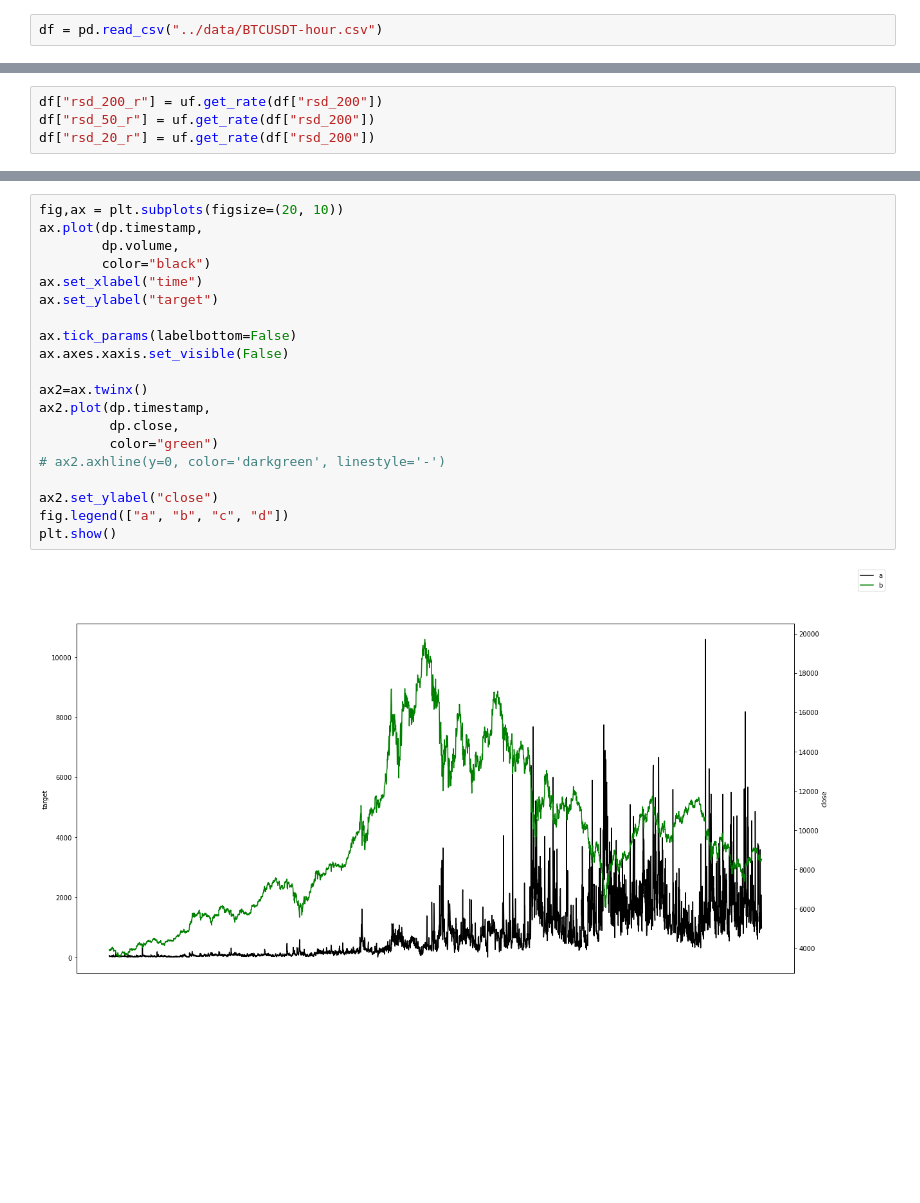
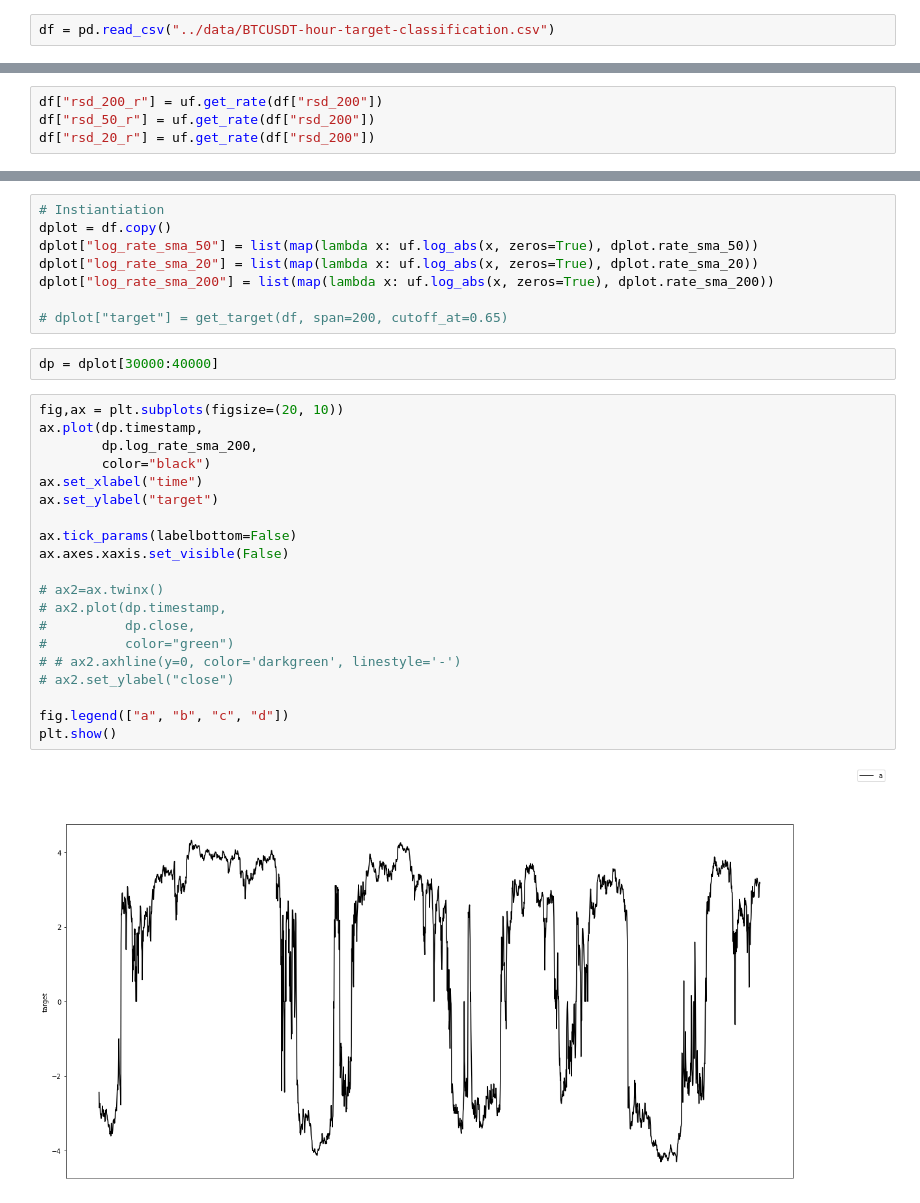
Before and after one commit to sunnymnie/bruh-moments, a Jupyter notebook: crypto/ml-analysis/data-analysis/sma-analysis.ipynb, the cells around one changed output, grey strips where cells are left out. Saved outputs shown, nothing was run; the diff lists cells and outputs as text; blank space fills up the shorter version.

```diff
--- a/crypto/ml-analysis/data-analysis/sma-analysis.ipynb
+++ b/crypto/ml-analysis/data-analysis/sma-analysis.ipynb
@@ -11,7 +21,7 @@ from ta.trend import SMAIndicator
 from ctarget import get_target
 import usefulfunctions as uf
 # %%
-df = pd.read_csv("../data/BTCUSDT-hour.csv")
+df = pd.read_csv("../data/BTCUSDT-hour-target-classification.csv")
 # %%
 # df.head()
 # %%
@@ -136,22 +155,32 @@ dp = dplot[800:5200]
+# %%
+# Instiantiation
+dplot = df.copy()
+dplot["log_rate_sma_50"] = list(map(lambda x: uf.log_abs(x, zeros=True), dplot.rate_sma_50))
+dplot["log_rate_sma_20"] = list(map(lambda x: uf.log_abs(x, zeros=True), dplot.rate_sma_20))
+dplot["log_rate_sma_200"] = list(map(lambda x: uf.log_abs(x, zeros=True), dplot.rate_sma_200))
+
+# dplot["target"] = get_target(df, span=200, cutoff_at=0.65)
+# %%
+dp = dplot[30000:40000]
 # %%
 fig,ax = plt.subplots(figsize=(20, 10))
 ax.plot(dp.timestamp,
-        dp.volume,
+        dp.log_rate_sma_200,
         color="black")
 ax.set_xlabel("time")
 ax.set_ylabel("target")
 
 ax.tick_params(labelbottom=False)
 ax.axes.xaxis.set_visible(False)
 
-ax2=ax.twinx()
-ax2.plot(dp.timestamp,
-         dp.close,
-         color="green")
-# ax2.axhline(y=0, color='darkgreen', linestyle='-')
+# ax2=ax.twinx()
+# ax2.plot(dp.timestamp,
+#          dp.close,
+#          color="green")
+# # ax2.axhline(y=0, color='darkgreen', linestyle='-')
+# ax2.set_ylabel("close")
 
-ax2.set_ylabel("close")
 fig.legend(["a", "b", "c", "d"])
 plt.show()
 # %% [output]
-[figure, old version]
+[figure, new version]
```
Also changed, not shown: parts of 25 cells of this notebook, 3 other files.
